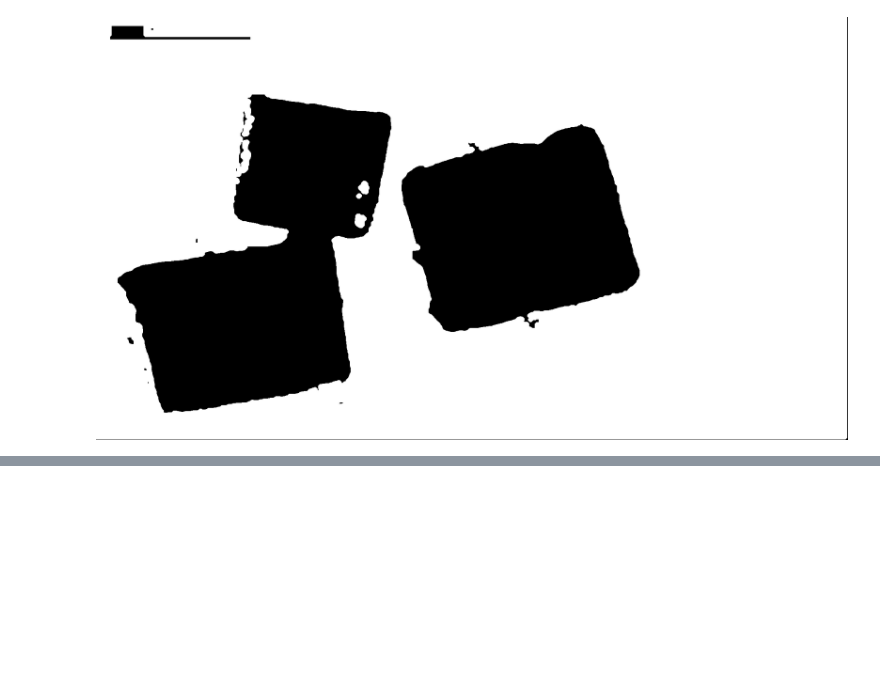
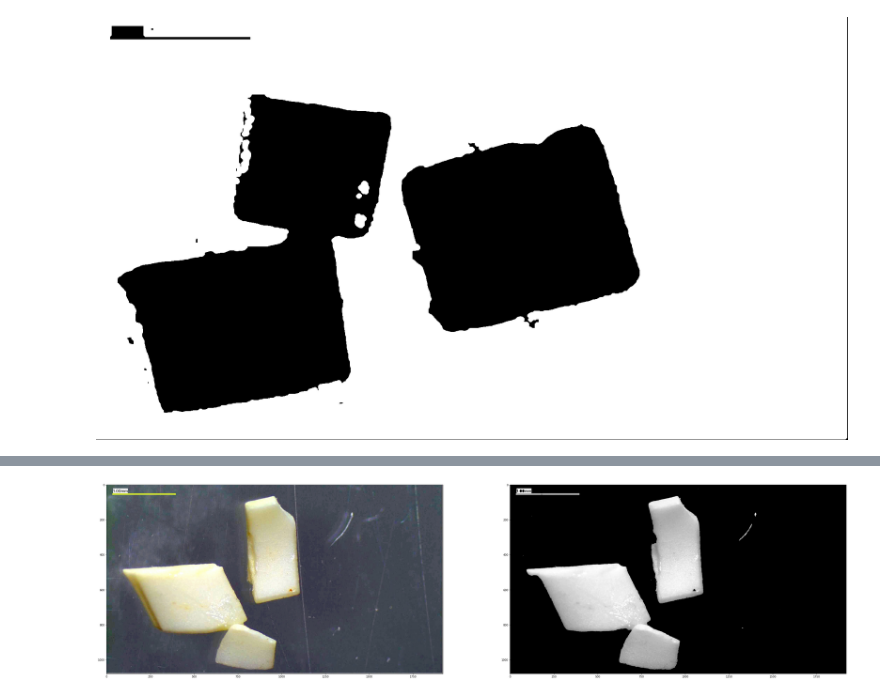
Before and after one commit to UnitForDataScience/Microplastic_Image_Analysis, a Jupyter notebook: Microplastics_Image_Isolation.ipynb, the cells around one changed output, grey strips where cells are left out. Cells and saved outputs as stored; diff of their text form; code cells hidden in the pictures; blank space fills up the shorter version.

```diff
--- a/Microplastics_Image_Isolation.ipynb
+++ b/Microplastics_Image_Isolation.ipynb
@@ -64,0 +67,80 @@ cv2_imshow(cont)
+# %%
+from skimage.segmentation import watershed as wtrshd
+from skimage.feature import peak_local_max
+#from skimage.morphology import watershed
+from scipy import ndimage
+from skimage import io as skio
+import matplotlib.pyplot as plt
+import numpy as np
+#import argparse
+#import imutils
+import cv2
+
+##### Uniform ########
+#url = 'https://raw.githubusercontent.com/UnitForDataScience/Microplastic_Image_Analysis/master/MP_pics/isolate/type_3_uniform/PP%209d001-MERGE-0.jpeg'
+#url = 'https://raw.githubusercontent.com/UnitForDataScience/Microplastic_Image_Analysis/master/MP_pics/isolate/type_3_uniform/PS%200d002-MERGE-0.jpeg'
+url = 'https://raw.githubusercontent.com/UnitForDataScience/Microplastic_Image_Analysis/master/MP_pics/isolate/type_3_uniform/PS%204d001-MERGE-0.jpeg'
+
+####### Mixed #########
+#url = 'https://raw.githubusercontent.com/UnitForDataScience/Microplastic_Image_Analysis/master/MP_pics/isolate/type_1_mixed/For%20Bailey001.jpeg'
+
+####### String #########
+
+#url = 'https://raw.githubusercontent.com/UnitForDataScience/Microplastic_Image_Analysis/master/MP_pics/isolate/type_2_string/North%20south%20causeway%20%231005-MERGE-0.jpeg'
+
+
+image = skio.imread(url)
+
+shifted = cv2.pyrMeanShiftFiltering(image, 21, 51)
+# plt.imshow(image)
+
+gray1 = cv2.cvtColor(image, cv2.COLOR_BGR2GRAY) #change to grayscale
+
+ret, thresh = cv2.threshold(gray1,0,255,cv2.THRESH_BINARY_INV+cv2.THRESH_OTSU)
+# plt.imshow(thresh)
+
+# convert the mean shift image to grayscale, then apply
+# Otsu's thresholding
+gray = cv2.cvtColor(shifted, cv2.COLOR_BGR2GRAY)
+thresh = cv2.threshold(gray, 0, 255,
+  cv2.THRESH_BINARY | cv2.THRESH_OTSU)[1]
+# plt.imshow(thresh)
+
+# compute the exact Euclidean distance from every binary
+# pixel to the nearest zero pixel, then find peaks in this
+# distance map
+D = ndimage.distance_transform_edt(thresh)
+localMax = peak_local_max(D, indices=False, min_distance=20,
+	labels=thresh)
+
+# perform a connected component analysis on the local peaks,
+# using 8-connectivity, then appy the Watershed algorithm
+markers = ndimage.label(localMax, structure=np.ones((3, 3)))[0]
+ws = wtrshd(-D, markers, mask=thresh)
+# print("[INFO] {} unique segments found".format(len(np.unique(labels)) - 1))
+# plt.imshow(ws)
+
+background = max(set(ws.ravel()), key=lambda g: np.sum(ws == g))
+background
+
+background_mask = (ws == background)
+# plt.imshow(~background_mask)
+cleaned = gray1 * ~background_mask
+# plt.imshow(cleaned)
+# plt.imshow(cleaned, cmap='gray')
+# plt.imshow(background_mask.reshape(background_mask.shape + (1,)) * np.array([1, 0, 0, 1]))
+
+# plt.imshow(cleaned, cmap='gray')
+# plt.imshow(background_mask.reshape(background_mask.shape + (1,)) * np.array([1, 0, 0, 1]))
+
+fig, ax = plt.subplots(1,2,figsize=(50,50))
+ax[0].imshow(image)
+ax[1].imshow(cleaned)
+ax[1].imshow(cleaned, cmap='gray')
+ax[1].imshow(background_mask.reshape(background_mask.shape + (1,)) * np.array([1, 0, 0, 1]))
+
+ax[1].imshow(cleaned, cmap='gray')
+ax[1].imshow(background_mask.reshape(background_mask.shape + (1,)) * np.array([1, 0, 0, 1]))
+
+ax[1].imshow(background_mask.reshape(background_mask.shape + (1,)) * np.array([1, 0, 0, 1]))
+# %% [output]
@@ -64,0 +148 @@ cv2_imshow(cont)
+[figure, added]
```
Also changed, not shown: parts of 4 cells of this notebook.
